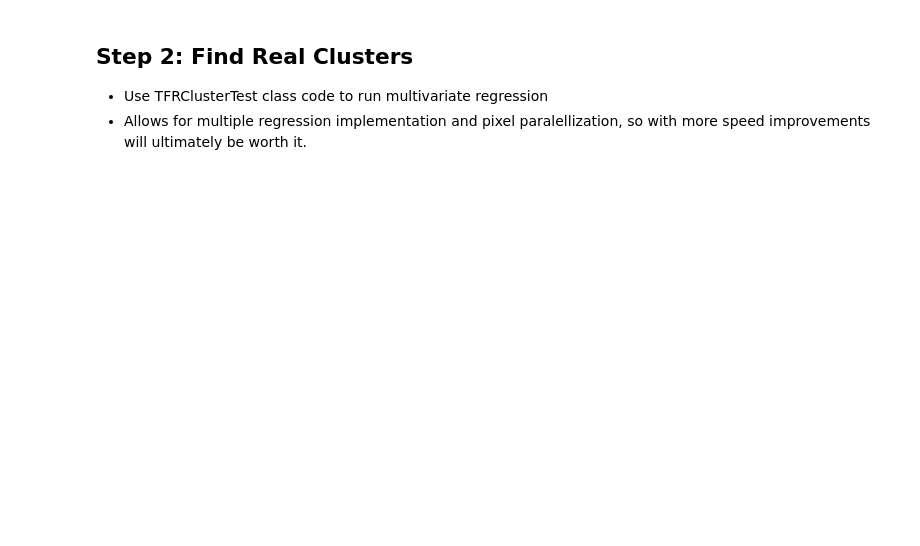
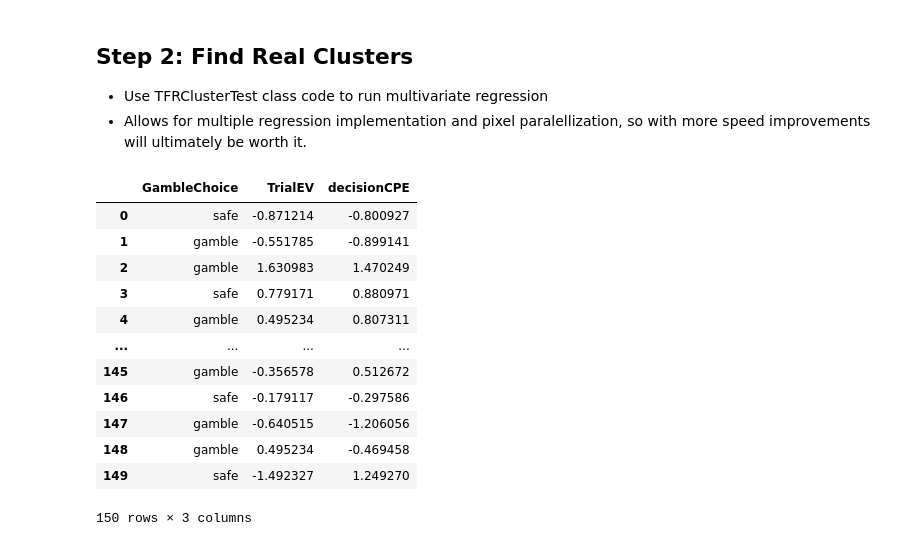
Before and after one commit to aliefink/NeuroCluster, a Jupyter notebook: notebooks/NeuroCluster_DEV.ipynb, the cells around one changed output. Cells and saved outputs as stored; diff of their text form; code cells hidden in the pictures; blank space fills up the shorter version.

```diff
--- a/notebooks/NeuroCluster_DEV.ipynb
+++ b/notebooks/NeuroCluster_DEV.ipynb
@@ -141,6 +142,22 @@ elif current_user == 'christina':
 ## Step 2: Find Real Clusters
 - Use TFRClusterTest class code to run multivariate regression
 - Allows for multiple regression implementation and pixel paralellization, so with more speed improvements will ultimately be worth it.
+# %%
+predictor_data
+# %% [output]
+|  | GambleChoice | TrialEV | decisionCPE |
+| 0 | safe | -0.871214 | -0.800927 |
+| 1 | gamble | -0.551785 | -0.899141 |
+| 2 | gamble | 1.630983 | 1.470249 |
+| 3 | safe | 0.779171 | 0.880971 |
+| 4 | gamble | 0.495234 | 0.807311 |
+| ... | ... | ... | ... |
+| 145 | gamble | -0.356578 | 0.512672 |
+| 146 | safe | -0.179117 | -0.297586 |
+| 147 | gamble | -0.640515 | -1.206056 |
+| 148 | gamble | 0.495234 | -0.469458 |
+| 149 | safe | -1.492327 | 1.249270 |
+150 rows × 3 columns
 # %%
 cluster_test  = TFR_Cluster_Test(tfr_data,predictor_data,permute_var,ch_name,alternative='two-sided')
 cluster_test
```
Also changed, not shown: parts of 26 cells of this notebook, 2 other files.
